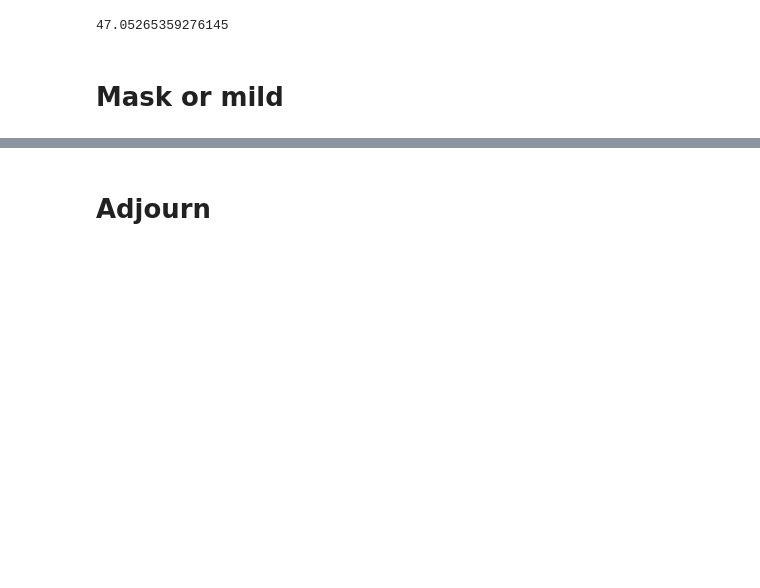
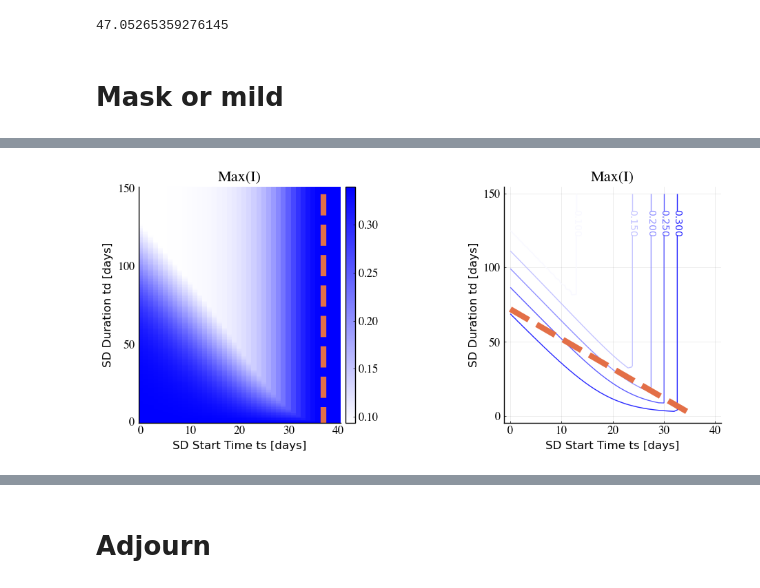
Before and after one commit to sontaglab/epidemics, a Jupyter notebook: notebooks/Mask.ipynb, the cells around one changed output, grey strips where cells are left out. Cells and saved outputs as stored; diff of their text form; code cells hidden in the pictures; blank space fills up the shorter version.

Commit message:
robustness
robustness and masking + technical changes for heatmaps are included

```diff
--- a/notebooks/Mask.ipynb
+++ b/notebooks/Mask.ipynb
@@ -101,0 +180,63 @@ savefig(fig, "figures/mask.png")
+# %%
+# model description
+function SIR(dx,x,p,t)
+    b, db, g, ts, td = p
+    u = b - db.*sinput(t, ts, td)
+    dx[1] = -u*x[1]*x[2]
+    dx[2] = u*x[1]*x[2] - g*x[2]
+    dx[3] = g*x[2]
+end
+
+# change contact rates
+beta  = 0.3
+bdiff = 0.15
+gamma = 0.09
+u0 = [1-1e-3, 1e-3, 0.]
+p  = [beta, bdiff, gamma, 0, 0]
+
+# ode solver
+alg = BS3()
+# solve the ode problem
+tspan = (0.0, 150)
+prob  = ODEProblem(SIR, u0, tspan, p)
+sol   = solve(prob, alg, reltol=1e-8, abstol=1e-8)
+timen = sol.t[argmax(sol[2,:])] # time of the peak
+
+# range of the quarantine starting time and duration
+Trng = 0:150
+trng = 0:40
+data = zeros(size(Trng,1), size(trng,1))
+time = data
+
+for i = 1:size(Trng,1)
+    for j = 1:size(trng,1)
+        # solve the ode problem
+        p[4:5] = [trng[j], Trng[i]]
+        prob = ODEProblem(SIR, u0, tspan, p)
+        sol  = solve(prob, alg, reltol=1e-8, abstol=1e-8)
+        data[i,j] = maximum(sol[2,:])
+    end
+end
+
+p1 = heatmap(trng, Trng, data,c=cgrad([:white, :blue]),
+    xlabel="SD Start Time ts [days]", ylabel="SD Duration td [days]",
+    title="Max(I)")
+p1 = plot!(p1, [Int(round(timen))], seriestype="vline", line=:dash, linewidth=6, legend=:false)
+p1 = bplot(p1, 16)
+savefig(p1, "figures/mask_heatmap.svg")
+savefig(p1, "figures/mask_heatmap.png")
+
+p2 = contour(trng, Trng, data,c=cgrad([:white, :blue]), colorbar = false,
+    xlabel="SD Start Time ts [days]", ylabel="SD Duration td [days]",
+    title="Max(I)", contour_labels = true, linewidth=1,
+    levels=[0.05, 0.1, 0.15, 0.2, 0.25, .3])
+x = 0:36; y = -2*x.+72
+p2 = plot!(p2, x, y, linewidth=6, line=:dash, legend=:false)
+p2 = bplot(p2, 16)
+savefig(p2, "figures/mask_contour.svg")
+
+fig = plot(p1, p2, layout=(1,2), size=(960,470))
+savefig(fig, "figures/mask.svg")
+savefig(fig, "figures/mask.png")
+# %% [output]
+[figure, added]
```
Also changed, not shown: parts of 4 cells of this notebook, 44 other files.
